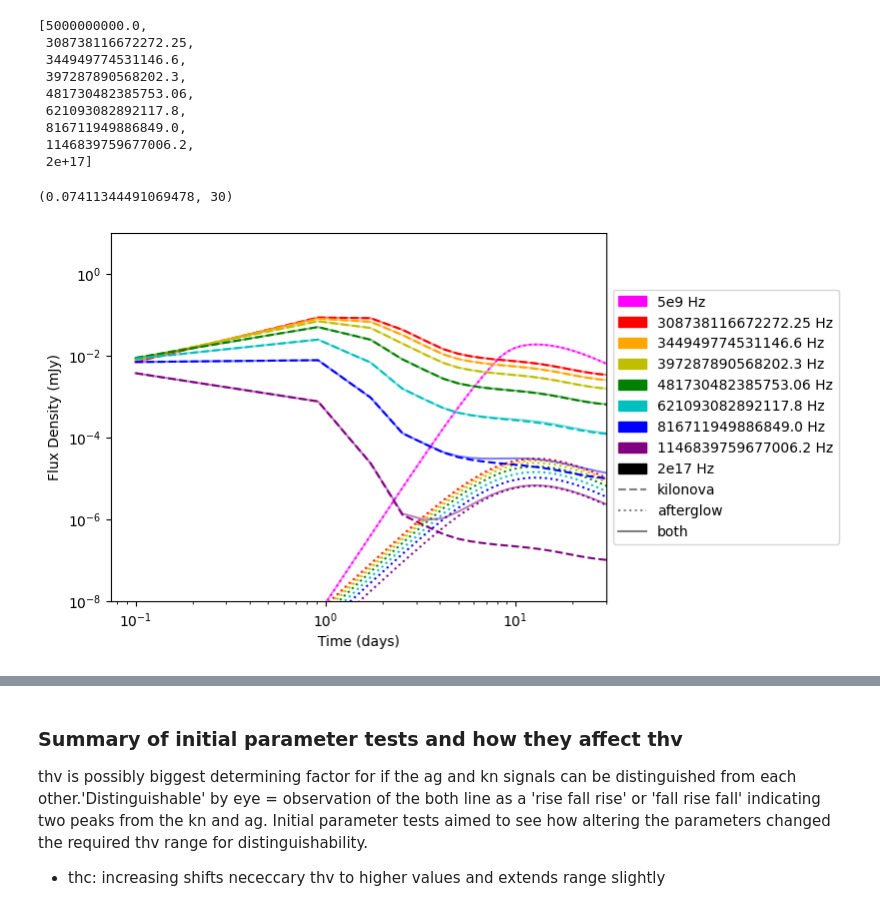
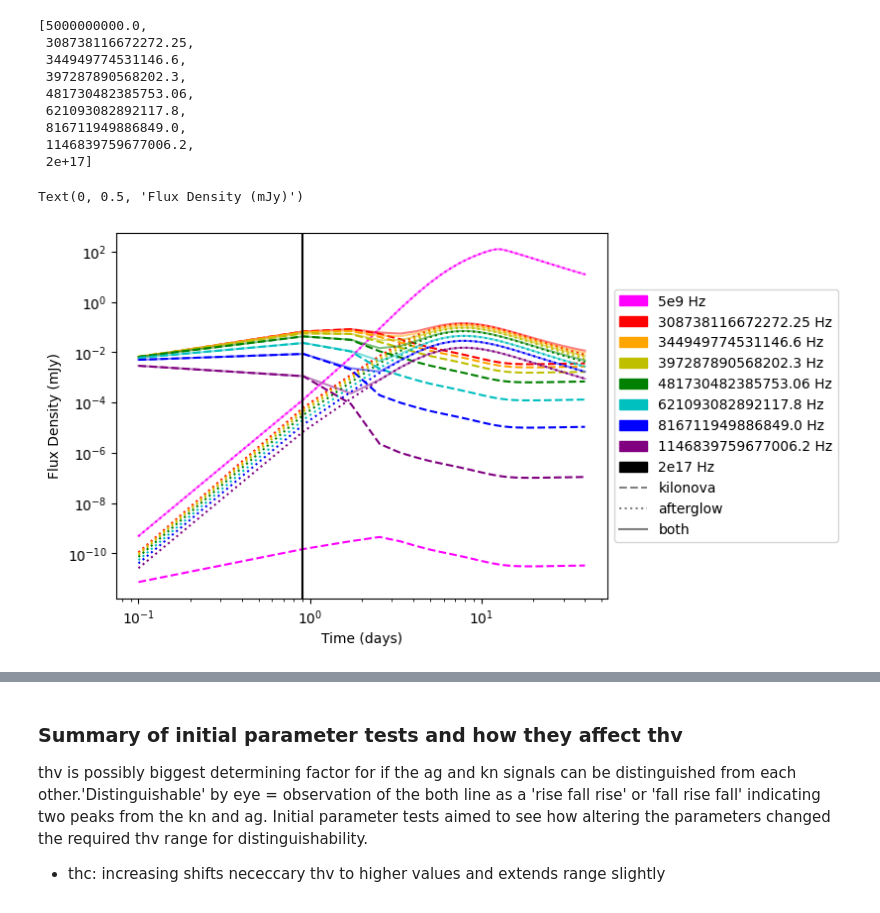
Before and after one commit to wfw23/MPhys_project, a Jupyter notebook: combined_lightcurves.ipynb, the cells around one changed output, grey strips where cells are left out. Drawn from its saved outputs; the diff is of its cells as text; code cells hidden in the pictures.

```diff
--- a/combined_lightcurves.ipynb
+++ b/combined_lightcurves.ipynb
@@ -36,42 +36,44 @@ ax= plt.subplot()
 for i in range(9):
 
     kn_fluxd = redback.transient_models.extinction_models.extinction_with_kilonova_base_model(time=time, redshift=0.01, av=0.5,
-        base_model='two_component_kilonova_model', mej_1=0.015, mej_2=0.015, vej_1=0.2, vej_2=0.1, kappa_1=1, kappa_2=25,
+        base_model='two_component_kilonova_model', mej_1=0.015, mej_2=0.015, vej_1=0.15, vej_2=0.35, kappa_1=1, kappa_2=25,
         temperature_floor_1=3000, temperature_floor_2=3000, output_format='flux_density', frequency=frequency[i] )
 
 
     ag_fluxd = redback.transient_models.extinction_models.extinction_with_afterglow_base_model(time=time, redshift=0.01, av=0.5,
-        base_model='tophat',  thv= 0.2, loge0=51.0 , thc= 0.03, logn0=-3.1, p=2.13, logepse=-1.25, logepsb=-2.5, ksin=0.4, g0=1000,
+        base_model='tophat',  thv= 0.3, loge0=53.0 , thc= 0.02, logn0=1, p=2.13, logepse=-1.25, logepsb=-2.5, ksin=0.4, g0=1000,
         output_format='flux_density', frequency=frequency[i])
    # print(ag_fluxd)
     combined= ag_fluxd + kn_fluxd
 
     ax.loglog(time, kn_fluxd, ls='dashed', color=colour[i])
     ax.loglog(time, ag_fluxd, ls='dotted', color=colour[i])
     ax.loglog(time, combined, ls= 'solid', color=colour[i], alpha=0.5)
 
 #legend formatting
 f1 = mpatches.Patch(color='magenta', label='5e9 Hz')
 f2 = mpatches.Patch(color='r', label='308738116672272.25 Hz')
 f3 = mpatches.Patch(color='orange', label='344949774531146.6 Hz')
 f4 = mpatches.Patch(color='y', label='397287890568202.3 Hz')
 f5 = mpatches.Patch(color='g', label='481730482385753.06 Hz')
 f6 = mpatches.Patch(color='c', label='621093082892117.8 Hz')
 f7 = mpatches.Patch(color='b', label='816711949886849.0 Hz')
 f8 = mpatches.Patch(color='purple', label='1146839759677006.2 Hz')
 f9 = mpatches.Patch(color='k', label='2e17 Hz')
 kn = Line2D([0],[0],color='grey', ls='dashed', label='kilonova')
 ag = Line2D([0],[0],color='grey', ls='dotted',label='afterglow')
 both = Line2D([0],[0],color='grey',ls='solid', label='both')
 
+ax.axvline(x=0.9, color='k')
+
 ax.legend(handles=[f1,f2,f3,f4,f5,f6,f7,f8,f9,kn,ag,both],loc='center left', bbox_to_anchor=(1, 0.5))
 ax.set_xlabel('Time (days)')
 ax.set_ylabel('Flux Density (mJy)')
-plt.ylim(1e-8,10)
-plt.xlim(-1,30)
+#plt.ylim(1e-8,10)
+#plt.xlim(-1,30)
 # %% [output]
-(0.07411344491069478, 30)
+Text(0, 0.5, 'Flux Density (mJy)')
-[figure, old version]
+[figure, new version]
 # %%
 #powerlawcore jet and two component kn
 time= np.linspace(0.01,40,50)
```
Also changed, not shown: parts of 5 cells of this notebook, 2 other files.
